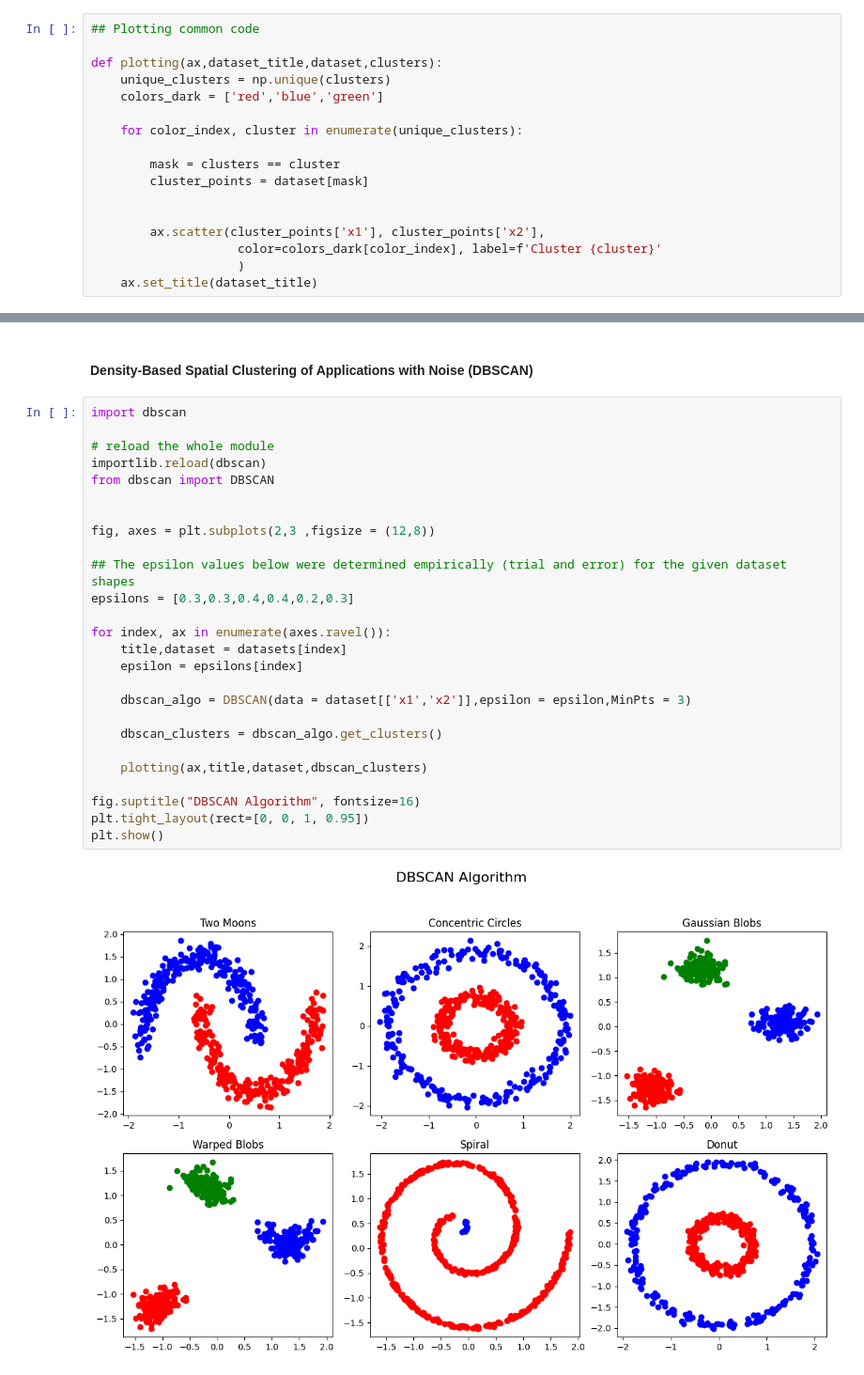
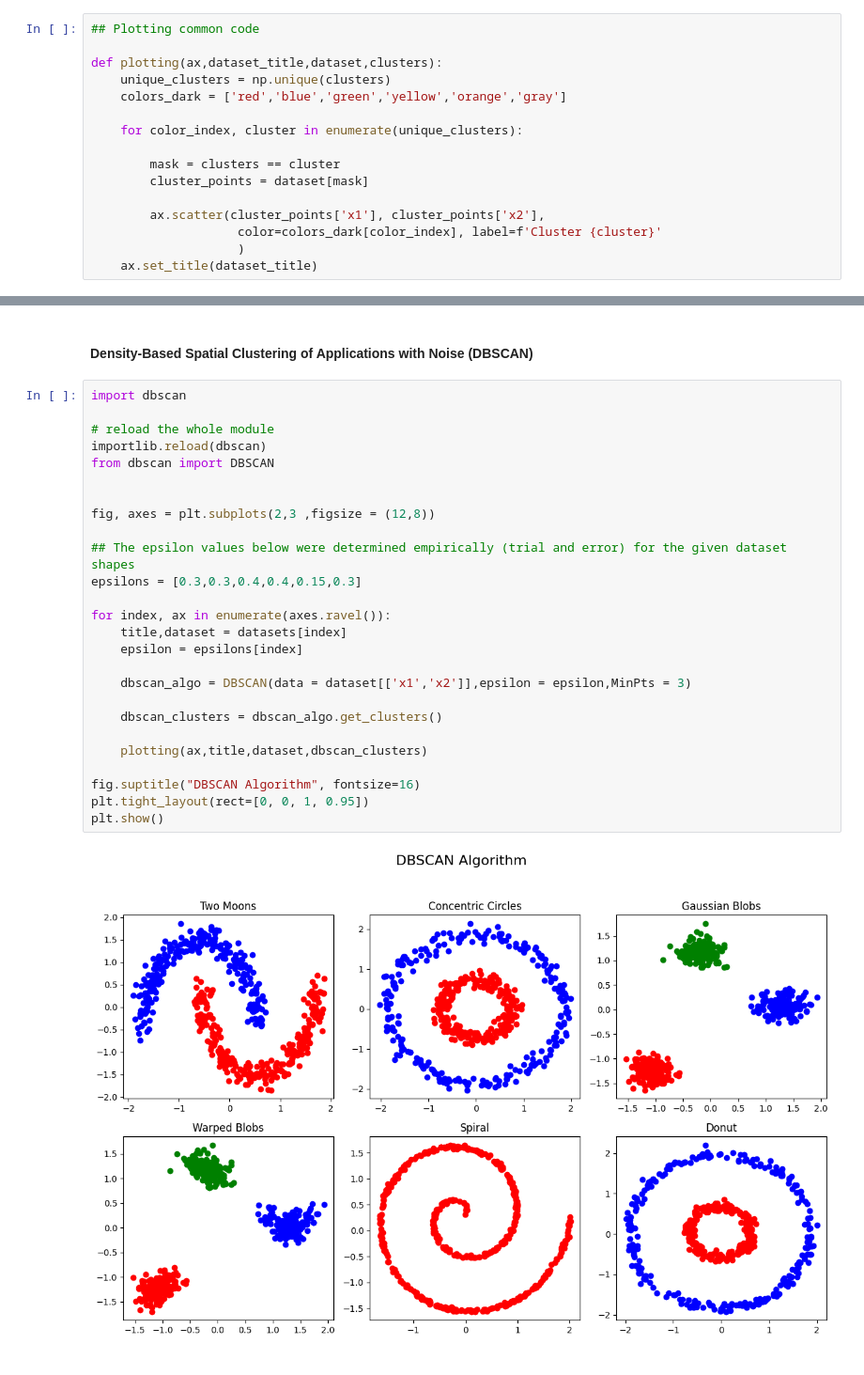
Before and after one commit to modelverseml/ml_clustering, a Jupyter notebook: ml_custering.ipynb, the cells around one changed output, grey strips where cells are left out. Shown at 94% size. Saved outputs shown, nothing was run; the diff lists cells and outputs as text.

```diff
--- a/ml_custering.ipynb
+++ b/ml_custering.ipynb
@@ -87,14 +87,13 @@ plt.show()
 
 def plotting(ax,dataset_title,dataset,clusters):
     unique_clusters = np.unique(clusters)
-    colors_dark = ['red','blue','green']
+    colors_dark = ['red','blue','green','yellow','orange','gray']
 
     for color_index, cluster in enumerate(unique_clusters):
 
         mask = clusters == cluster
         cluster_points = dataset[mask]
 
-
         ax.scatter(cluster_points['x1'], cluster_points['x2'],
                     color=colors_dark[color_index], label=f'Cluster {cluster}'
                     )
@@ -213,28 +212,28 @@ plt.show()
 # %%
 import dbscan
 
 # reload the whole module
 importlib.reload(dbscan)
 from dbscan import DBSCAN
 
 
 fig, axes = plt.subplots(2,3 ,figsize = (12,8))
 
 ## The epsilon values below were determined empirically (trial and error) for the given dataset shapes
-epsilons = [0.3,0.3,0.4,0.4,0.2,0.3]
+epsilons = [0.3,0.3,0.4,0.4,0.15,0.3]
 
 for index, ax in enumerate(axes.ravel()):
     title,dataset = datasets[index]
     epsilon = epsilons[index]
 
     dbscan_algo = DBSCAN(data = dataset[['x1','x2']],epsilon = epsilon,MinPts = 3)
 
     dbscan_clusters = dbscan_algo.get_clusters()
 
     plotting(ax,title,dataset,dbscan_clusters)
 
 fig.suptitle("DBSCAN Algorithm", fontsize=16)
 plt.tight_layout(rect=[0, 0, 1, 0.95])
 plt.show()
 # %% [output]
-[figure, old version]
+[figure, new version]
```
Also changed, not shown: parts of 7 cells of this notebook, 1 other file.
